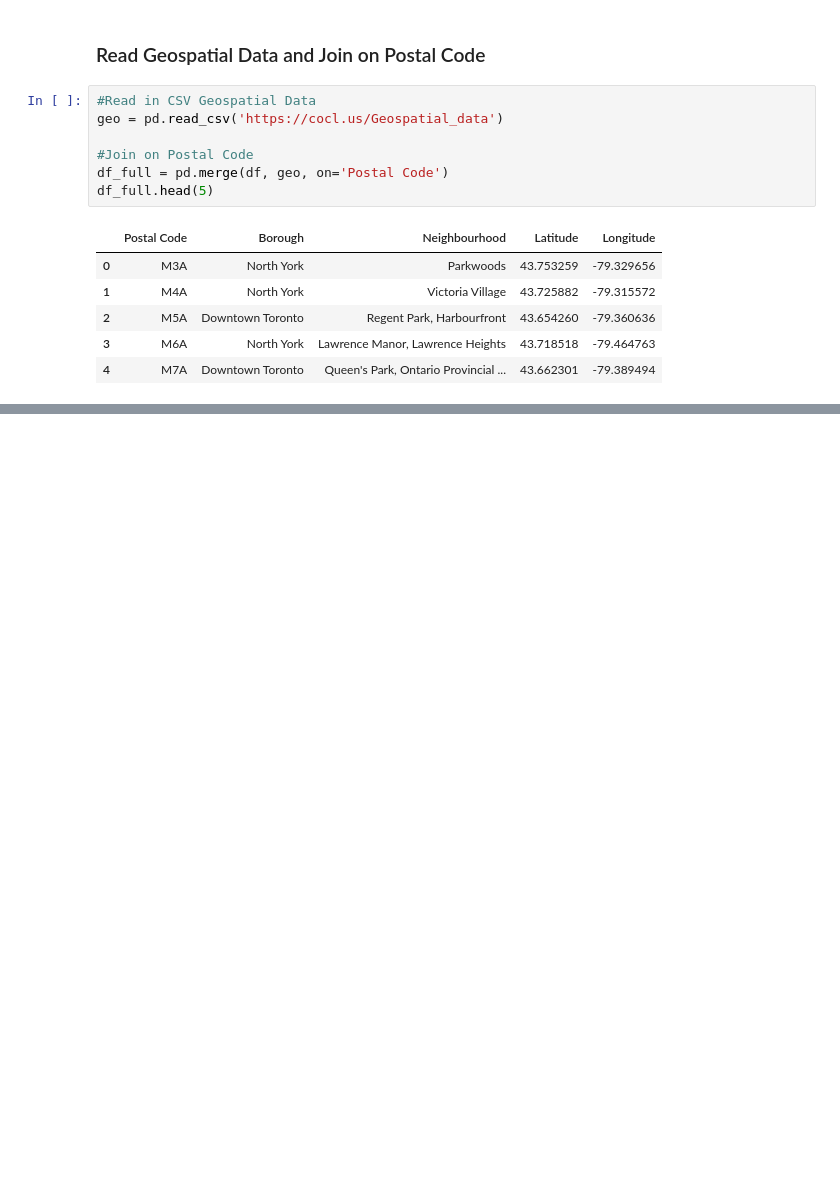
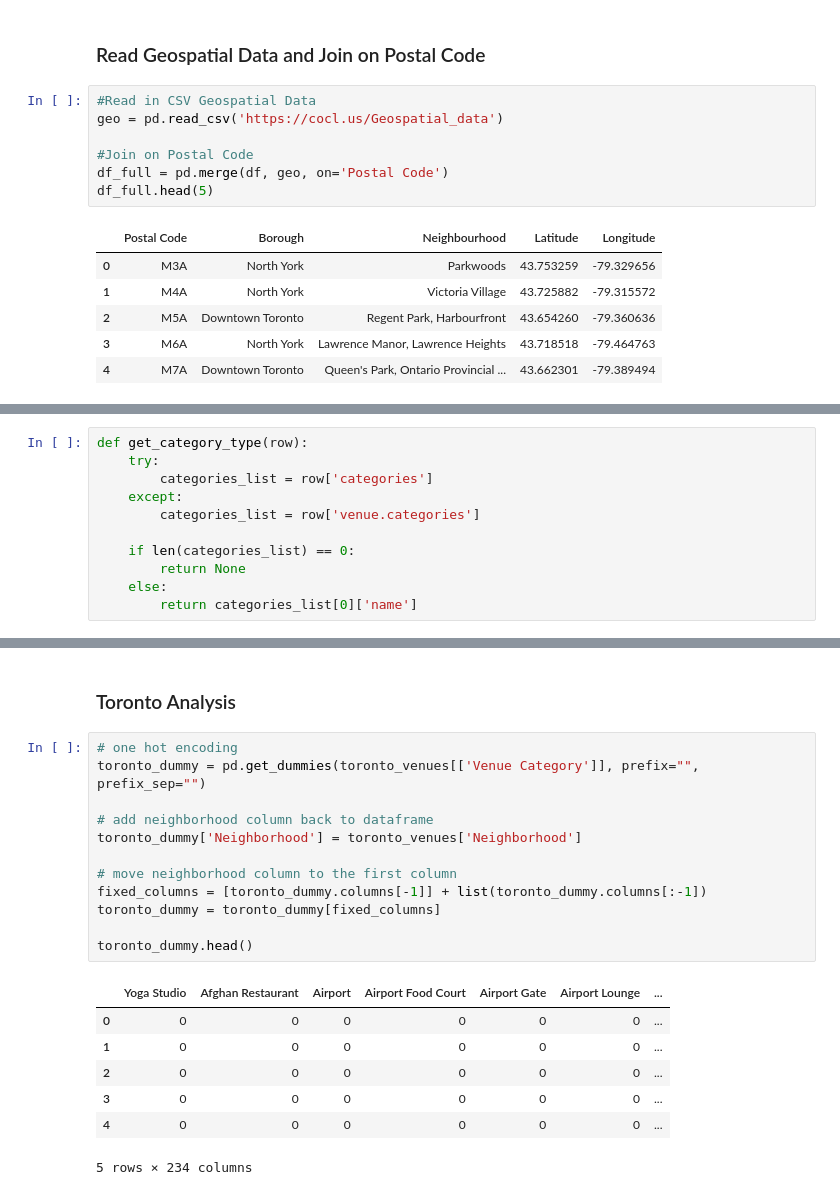
Before and after one commit to mohen97/Data-Science-Capstone, a Jupyter notebook: Week 3 BOTN.ipynb, the cells around one changed output, grey strips where cells are left out. Drawn from its saved outputs; the diff is of its cells as text; blank space fills up the shorter version.

```diff
--- a/Week 3 BOTN.ipynb
+++ b/Week 3 BOTN.ipynb
@@ -77,0 +213,11 @@ df_full.head(5)
+# %%
+def get_category_type(row):
+    try:
+        categories_list = row['categories']
+    except:
+        categories_list = row['venue.categories']
+
+    if len(categories_list) == 0:
+        return None
+    else:
+        return categories_list[0]['name']
@@ -77,0 +314,22 @@ df_full.head(5)
+# %% [markdown]
+### Toronto Analysis
+# %%
+# one hot encoding
+toronto_dummy = pd.get_dummies(toronto_venues[['Venue Category']], prefix="", prefix_sep="")
+
+# add neighborhood column back to dataframe
+toronto_dummy['Neighborhood'] = toronto_venues['Neighborhood']
+
+# move neighborhood column to the first column
+fixed_columns = [toronto_dummy.columns[-1]] + list(toronto_dummy.columns[:-1])
+toronto_dummy = toronto_dummy[fixed_columns]
+
+toronto_dummy.head()
+# %% [output]
+|  | Yoga Studio | Afghan Restaurant | Airport | Airport Food Court | Airport Gate | Airport Lounge | ... |
+| 0 | 0 | 0 | 0 | 0 | 0 | 0 | ... |
+| 1 | 0 | 0 | 0 | 0 | 0 | 0 | ... |
+| 2 | 0 | 0 | 0 | 0 | 0 | 0 | ... |
+| 3 | 0 | 0 | 0 | 0 | 0 | 0 | ... |
+| 4 | 0 | 0 | 0 | 0 | 0 | 0 | ... |
+5 rows × 234 columns
```
Also changed, not shown: parts of 23 cells of this notebook.
